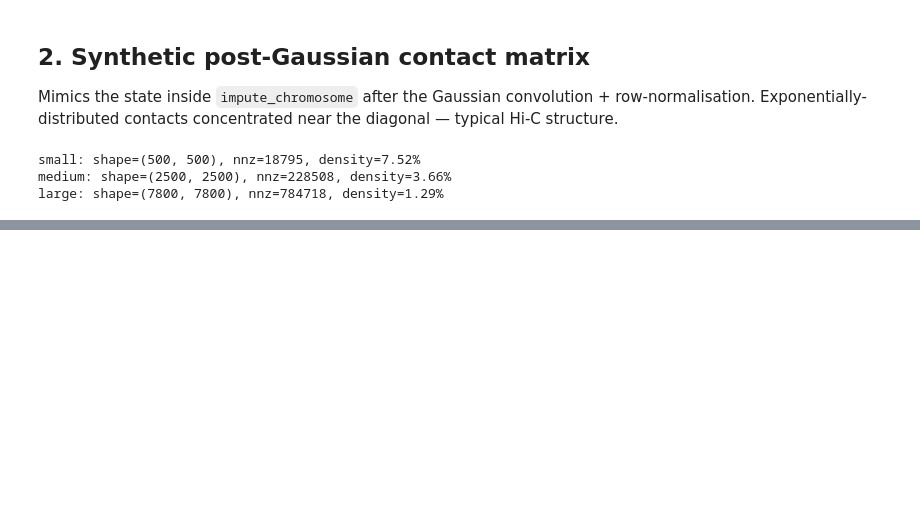
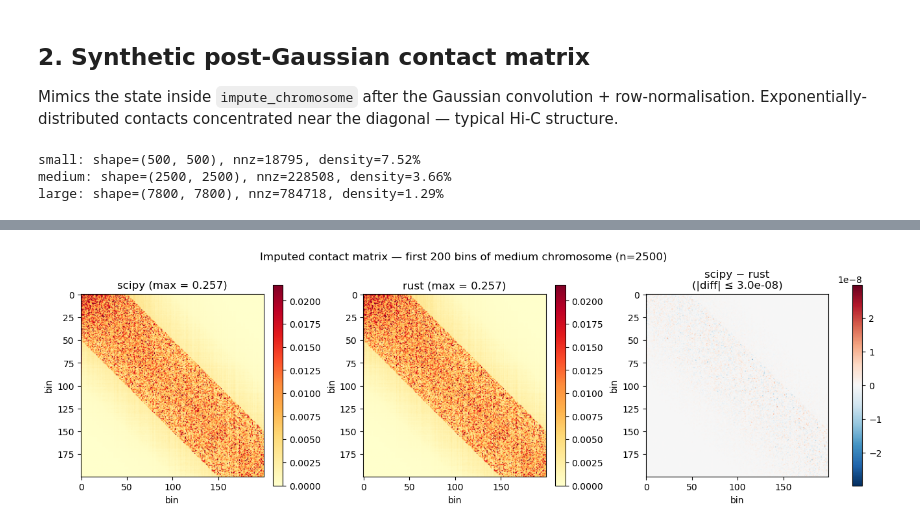
Before and after one commit to ChrisMao0325/rust-scHiCluster, a Jupyter notebook: examples/benchmark_vs_scipy.ipynb, the cells around one changed output, grey strips where cells are left out. Saved outputs shown, nothing was run; the diff lists cells and outputs as text; code cells hidden in the pictures; blank space fills up the shorter version.

```diff
--- a/examples/benchmark_vs_scipy.ipynb
+++ b/examples/benchmark_vs_scipy.ipynb
@@ -164,0 +128,27 @@ SKIP — set COOL to a real .cool path to run this cell
+# %%
+Q_py, Q_rs = outputs['medium']
+diff = Q_py - Q_rs
+
+# Show only a 200×200 corner so structure is visible.
+win = slice(0, 200)
+vmax = np.quantile(Q_py[win, win][Q_py[win, win] > 0], 0.99)
+
+fig, axes = plt.subplots(1, 3, figsize=(13, 4), constrained_layout=True)
+im = axes[0].imshow(Q_py[win, win], vmin=0, vmax=vmax, cmap='YlOrRd')
+axes[0].set_title(f'scipy (max = {Q_py.max():.3f})')
+fig.colorbar(im, ax=axes[0], shrink=0.8)
+
+im = axes[1].imshow(Q_rs[win, win], vmin=0, vmax=vmax, cmap='YlOrRd')
+axes[1].set_title(f'rust (max = {Q_rs.max():.3f})')
+fig.colorbar(im, ax=axes[1], shrink=0.8)
+
+diff_max = np.max(np.abs(diff[win, win]))
+im = axes[2].imshow(diff[win, win], vmin=-diff_max, vmax=diff_max, cmap='RdBu_r')
+axes[2].set_title(f'scipy − rust\n(|diff| ≤ {diff_max:.1e})')
+fig.colorbar(im, ax=axes[2], shrink=0.8)
+for ax in axes:
+    ax.set_xlabel('bin'); ax.set_ylabel('bin')
+fig.suptitle('Imputed contact matrix — first 200 bins of medium chromosome (n=2500)', y=1.02)
+plt.show()
+# %% [output]
+[figure, added]
```
Also changed, not shown: parts of 15 cells of this notebook, 1 other file.
